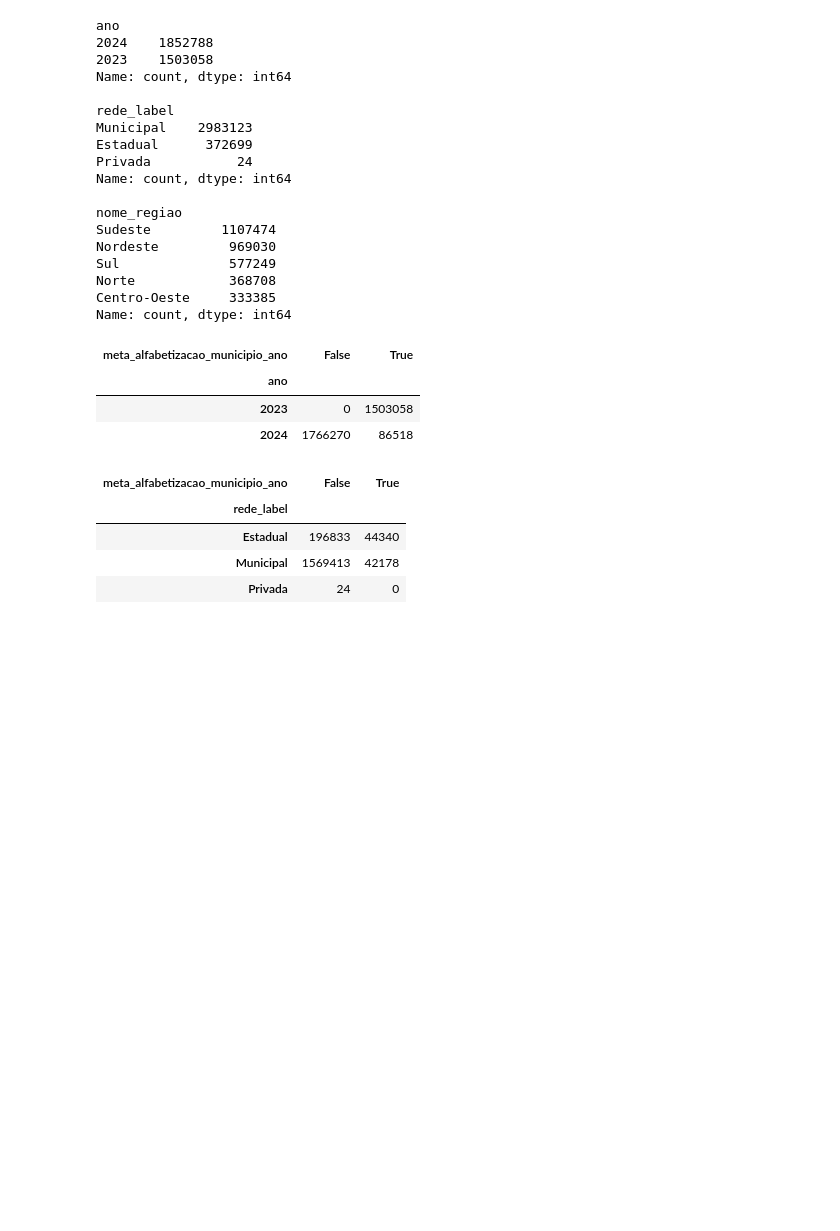
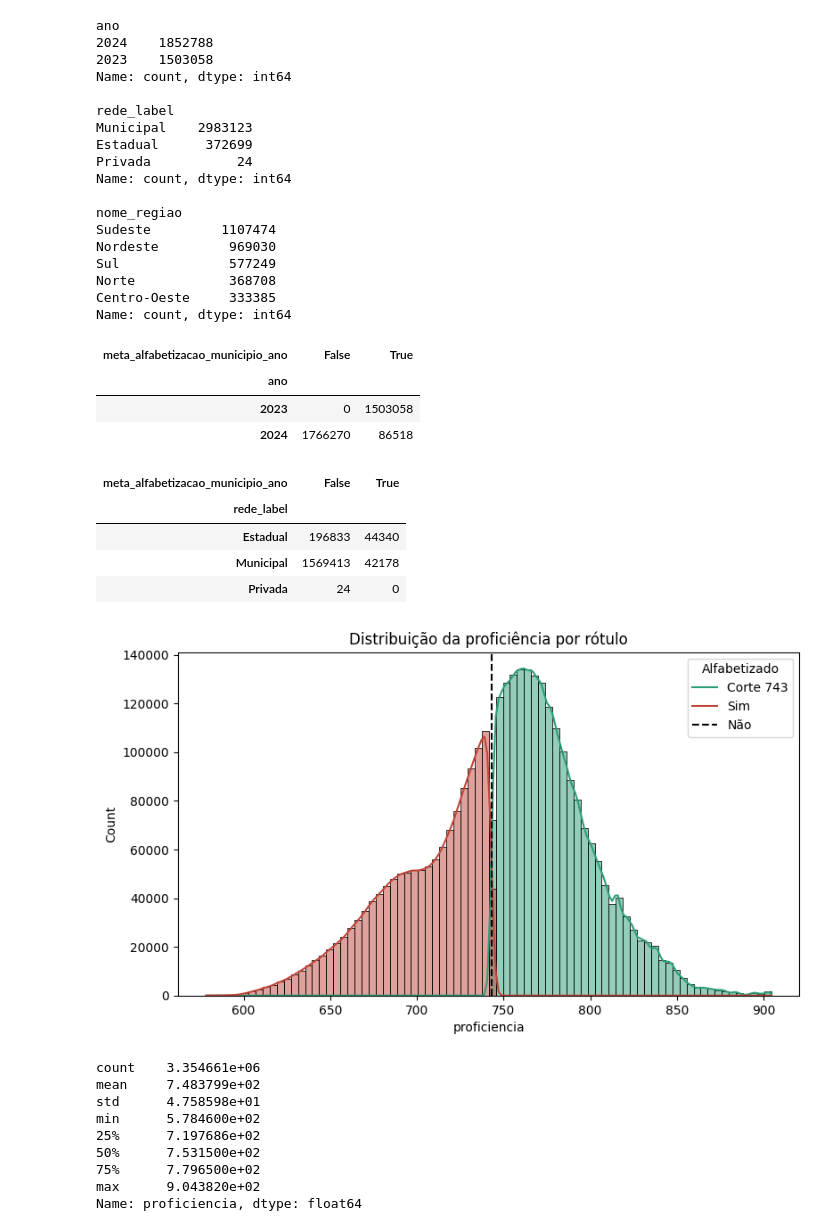
Before and after one commit to lenamiroux/1iast-techchallenge-fase3, a Jupyter notebook: notebooks/01_eda.ipynb, the cells around one changed output. Cells and saved outputs as stored; diff of their text form; code cells hidden in the pictures; blank space fills up the shorter version.

```diff
--- a/notebooks/01_eda.ipynb
+++ b/notebooks/01_eda.ipynb
@@ -271,0 +273,22 @@ relevante) — em vez de simplesmente preencher e esconder o padrão.
+# %%
+import seaborn as sns
+
+plt.figure(figsize=(9, 5))
+sns.histplot(data=df_model, x="proficiencia", hue="label_alfabetizado", bins=80, kde=True, palette=["#C0453A", "#2D9D78"])
+plt.axvline(743, color="black", linestyle="--", label="Corte oficial (743)")
+plt.legend(title="Alfabetizado", labels=["Corte 743", "Sim", "Não"])
+plt.title("Distribuição da proficiência por rótulo")
+plt.show()
+
+df_model["proficiencia"].describe()
+# %% [output]
+[figure, added]
+count    3.354661e+06
+mean     7.483799e+02
+std      4.758598e+01
+min      5.784600e+02
+25%      7.197686e+02
+50%      7.531500e+02
+75%      7.796500e+02
+max      9.043820e+02
+Name: proficiencia, dtype: float64
```
Also changed, not shown: parts of 11 cells of this notebook.
